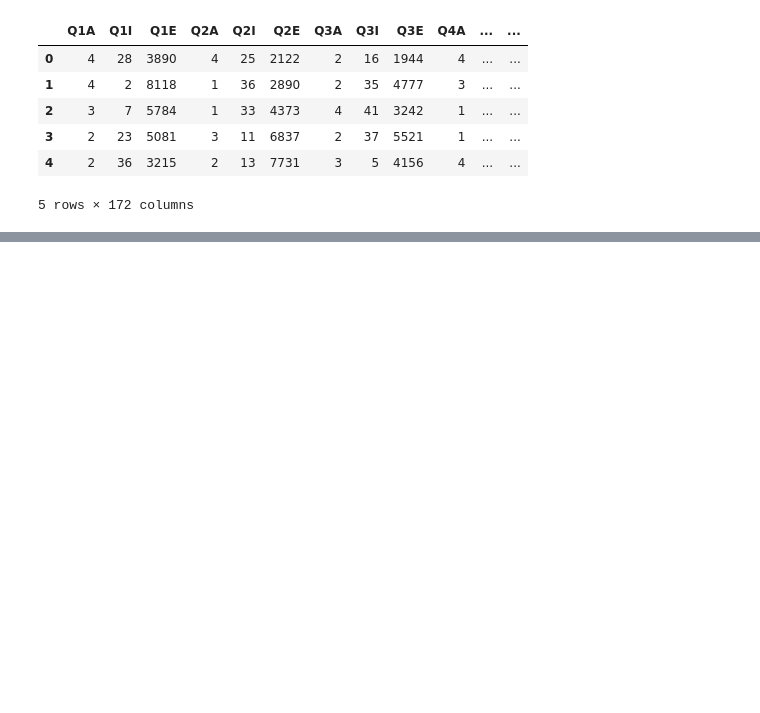
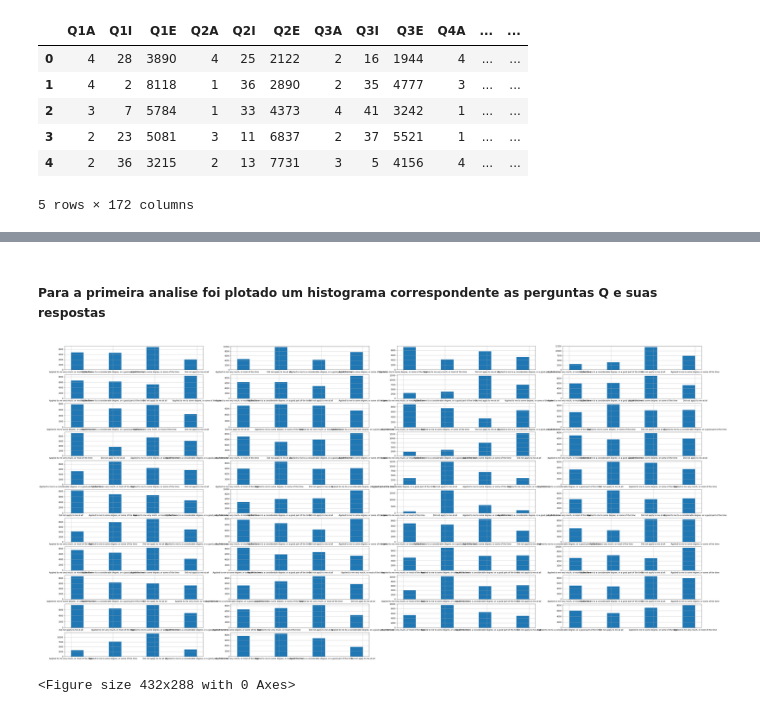
Before and after one commit to arieltl/proj2_cdados, a Jupyter notebook: projeto.ipynb, the cells around one changed output, grey strips where cells are left out. Cells and saved outputs as stored; diff of their text form; code cells hidden in the pictures; blank space fills up the shorter version.

```diff
--- a/projeto.ipynb
+++ b/projeto.ipynb
@@ -13,0 +197,12 @@ data.head()
+# %% [markdown]
+##### Para a primeira analise foi plotado um histograma correspondente as perguntas Q e suas respostas
+# %%
+plt.figure(figsize=(60,30))
+for i,q in enumerate(q_l):
+    plt.subplot(11,4,i+1)
+    data[q].hist()
+plt.show()
+plt.savefig('graf2.png')
+# %% [output]
+[figure, added]
+<Figure size 432x288 with 0 Axes>
```
Also changed, not shown: parts of 27 cells of this notebook.
